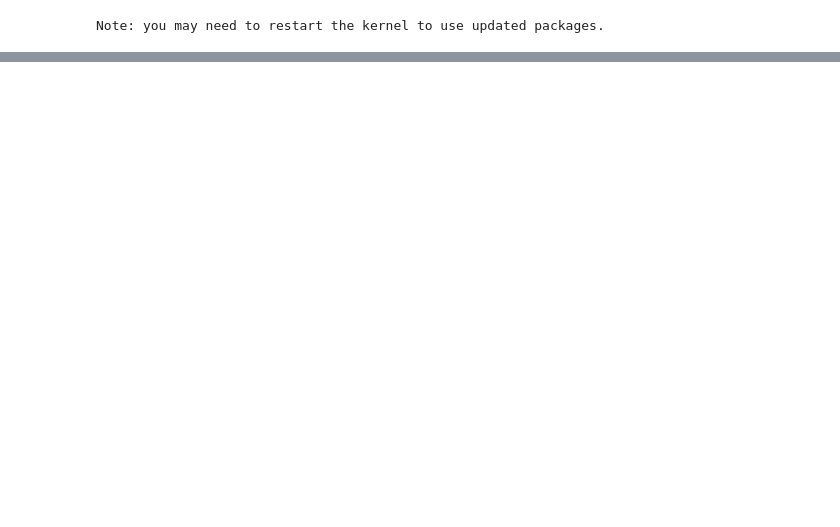
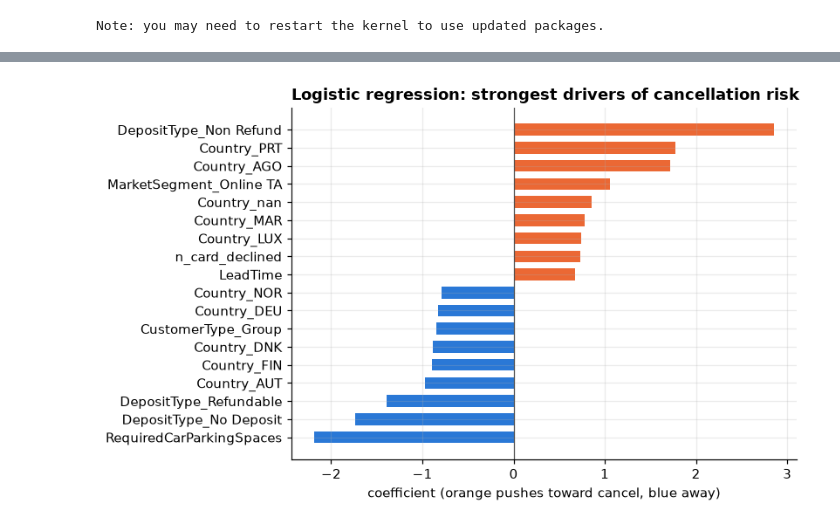
Before and after one commit to OTonGitHub/Lisbon, a Jupyter notebook: lisbon.ipynb, the cells around one changed output, grey strips where cells are left out. Cells and saved outputs as stored; diff of their text form; code cells hidden in the pictures; blank space fills up the shorter version.

Commit message:
update model

```diff
--- a/lisbon.ipynb
+++ b/lisbon.ipynb
@@ -1124,0 +775,25 @@ untreated control group to keep measuring the true base behaviour.
+# %%
+# --- Model family 1: logistic regression -------------------------------------
+RARE_CATEGORY_MIN_COUNT = 100   # categories rarer than this are grouped as "infrequent"
+
+logistic_pipeline = Pipeline([
+    ("prepare", ColumnTransformer([
+        ("numeric", Pipeline([("fill_missing", SimpleImputer(strategy="median")),
+                              ("scale", StandardScaler())]), NUMERIC_FEATURES),
+        ("categorical", OneHotEncoder(handle_unknown="infrequent_if_exist",
+                                      min_frequency=RARE_CATEGORY_MIN_COUNT),
+         CATEGORICAL_FEATURES),
+    ])),
+    ("model", LogisticRegression(max_iter=2000, random_state=RANDOM_STATE)),
+])
+
+# C controls regularisation strength (how much the coefficients are shrunk toward 0);
+# class_weight="balanced" gives the rarer cancelled class more weight during fitting.
+logistic_search = GridSearchCV(
+    logistic_pipeline,
+    param_grid={"model__C": [0.1, 1, 10],
+                "model__class_weight": [None, "balanced"]},
+    cv=cross_validation, scoring="roc_auc", n_jobs=-1)
+logistic_search.fit(X_train, y_train)
+print(f"best settings: {logistic_search.best_params_}")
+print(f"cross-validated ROC-AUC on train: {logistic_search.best_score_:.3f}")
@@ -1124,0 +840,17 @@ untreated control group to keep measuring the true base behaviour.
+# %%
+coefficients = pd.Series(
+    logistic_search.best_estimator_["model"].coef_[0],
+    index=logistic_search.best_estimator_["prepare"].get_feature_names_out())
+coefficients.index = [name.removeprefix("numeric__").removeprefix("categorical__")
+                      for name in coefficients.index]
+strongest = pd.concat([coefficients.nlargest(9), coefficients.nsmallest(9)]).sort_values()
+
+fig, ax = plt.subplots(figsize=(7.5, 4.6))
+ax.barh(strongest.index, strongest.values,
+        color=[ORANGE if value > 0 else BLUE for value in strongest.values], height=0.65)
+ax.axvline(0, color="0.3", lw=0.8)
+ax.set_title("Logistic regression: strongest drivers of cancellation risk")
+ax.set_xlabel("coefficient (orange pushes toward cancel, blue away)")
+plt.show()
+# %% [output]
+[figure, added]
```
Also changed, not shown: parts of 95 cells of this notebook, 5 other files.
